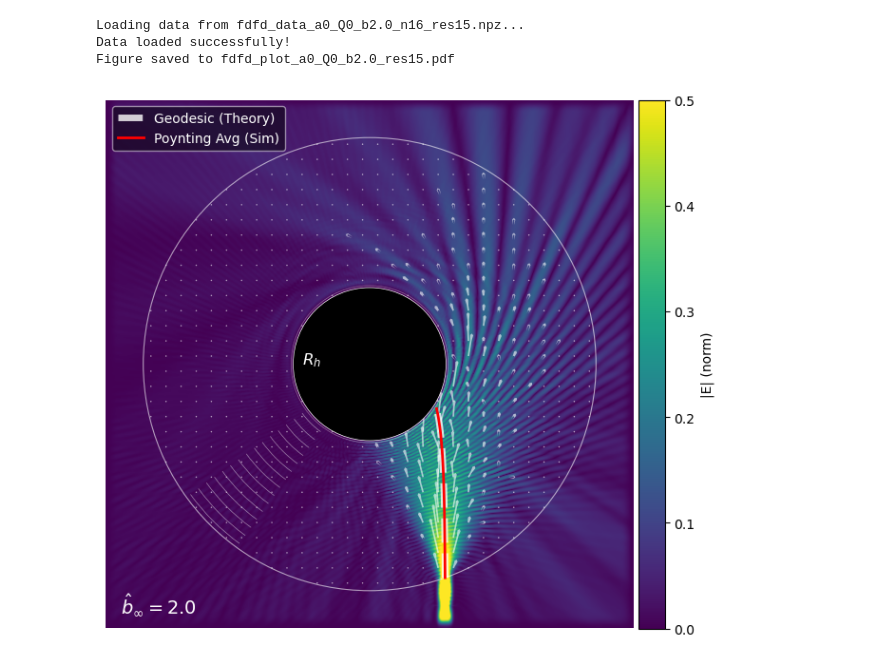
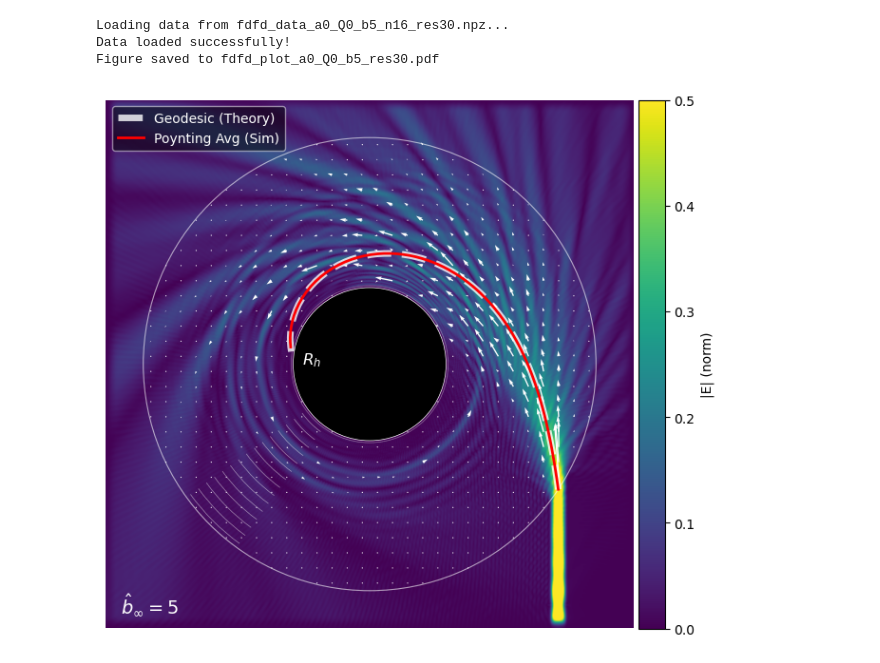
Before and after one commit to ArasuCandassamy/OpticalBlackHole, a Jupyter notebook: design/FDFD.ipynb, the cells around one changed output. Cells and saved outputs as stored; diff of their text form; code cells hidden in the pictures.

Commit message:
aesthetics changes on for plots

```diff
--- a/design/FDFD.ipynb
+++ b/design/FDFD.ipynb
@@ -549,7 +549,7 @@ def plot_simulation(data, save=True):
                                  color='white', ls='-', linewidth=0.5, alpha=0.5))
 
     # --- POYNTING QUIVER ---
-    step = 15
+    step = int(params['resolution'])
     sl_x = slice(0, None, step); sl_y = slice(None, None, step)
     R_safe = R_grid.copy()
     R_sub = R_safe[sl_x, sl_y]
@@ -564,8 +564,7 @@ def plot_simulation(data, save=True):
     X_in = X_sub[mask_in]; Y_in = Y_sub[mask_in]
 
     max_val = np.max(np.hypot(U_in, V_in)) if len(U_in) > 0 else 1.0
-    ax.quiver(X_in, Y_in, U_in/max_val, V_in/max_val, color='white', pivot='tail',
-              scale=15, width=0.003, headwidth=2, headlength=1, alpha=0.6)
+    ax.quiver(X_in, Y_in, U_in/max_val, V_in/max_val, color='white', pivot='tail', scale=10)
 
     # --- TRAJECTORY PLOTS ---
     # 1. Geodesic (white dashed)
@@ -607,21 +606,21 @@ def find_latest_data_file():
         return None
     return max(files, key=os.path.getctime)
 # %%
-b_inf = 2.0
+b_inf = 5
 num_annuli = 16
-resolution = 15
+resolution = 30
 a_hat = 0
 Q_hat = 0
 
 if __name__ == "__main__":
     # run_experiment(b_inf=b_inf, num_annuli=num_annuli, resolution=resolution, a_hat=a_hat, Q_hat=Q_hat)
 
     data_file = find_latest_data_file()
 
     data = load_simulation_data(data_file)
     plot_simulation(data, save=True)
 # %% [output]
-Loading data from fdfd_data_a0_Q0_b2.0_n16_res15.npz...
+Loading data from fdfd_data_a0_Q0_b5_n16_res30.npz...
 Data loaded successfully!
-Figure saved to fdfd_plot_a0_Q0_b2.0_res15.pdf
+Figure saved to fdfd_plot_a0_Q0_b5_res30.pdf
-[figure, old version]
+[figure, new version]
```
Also changed, not shown: 1 other file.
